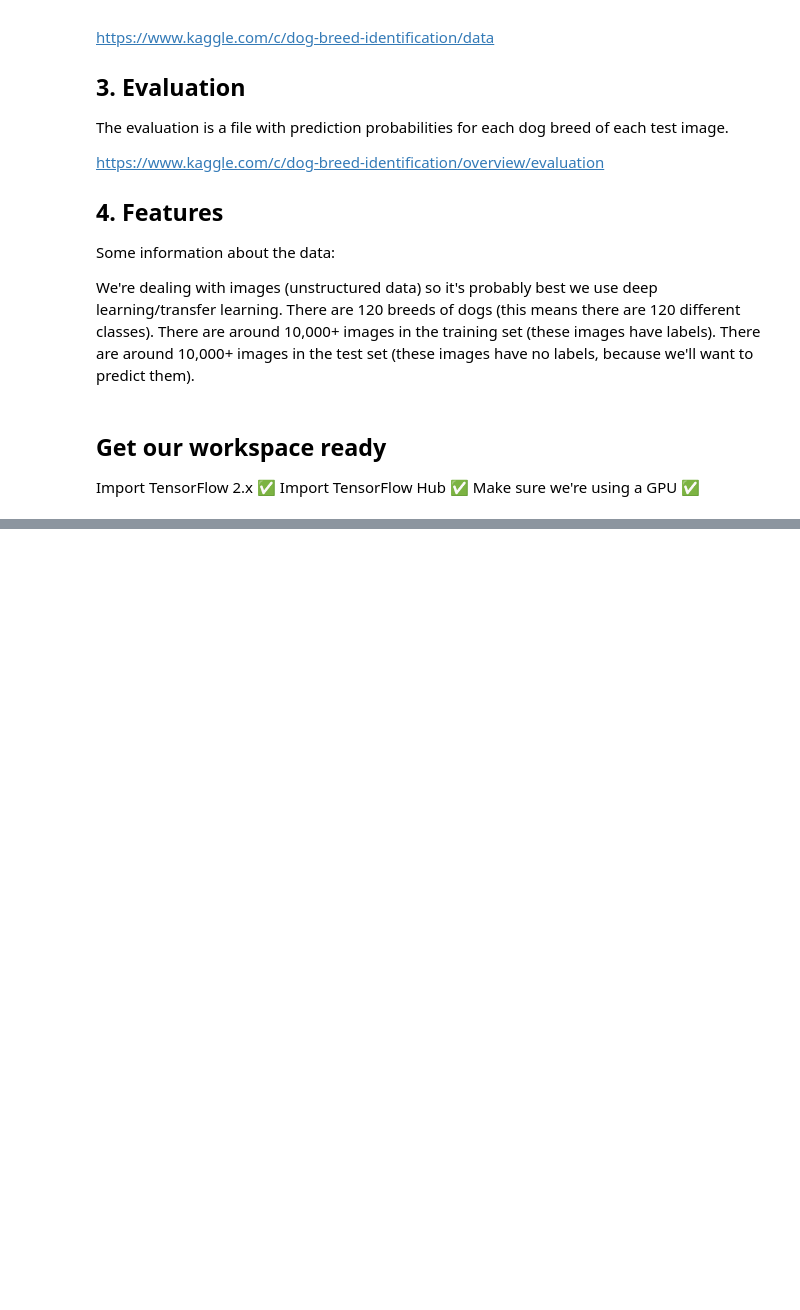
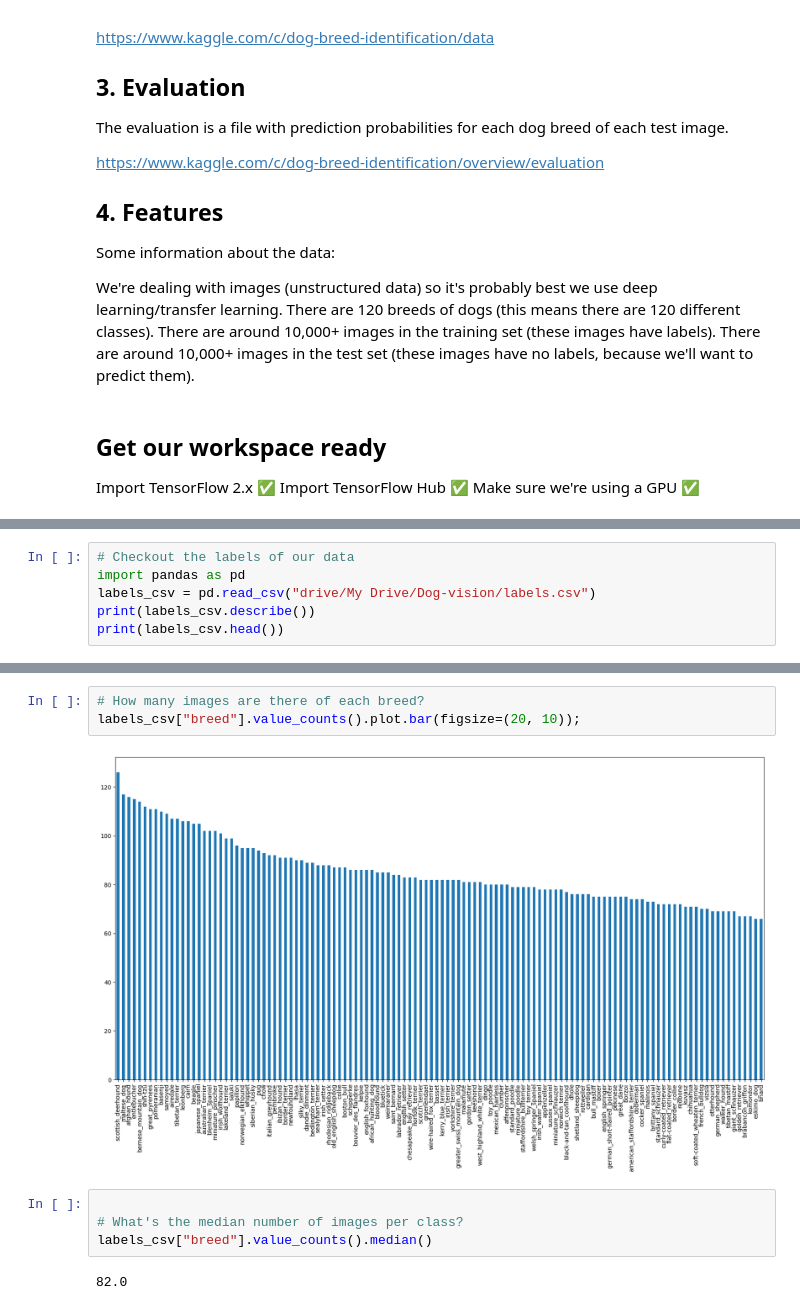
Before and after one commit to InflixOP/Neural-Networks, a Jupyter notebook: dog_vision (2).ipynb, the cells around one changed output, grey strips where cells are left out. Cells and saved outputs as stored; diff of their text form; blank space fills up the shorter version.

```diff
--- a/dog_vision (2).ipynb
+++ b/dog_vision (2).ipynb
@@ -40,0 +58,6 @@ TF version: 2.15.0
+# %%
+# Checkout the labels of our data
+import pandas as pd
+labels_csv = pd.read_csv("drive/My Drive/Dog-vision/labels.csv")
+print(labels_csv.describe())
+print(labels_csv.head())
@@ -40,0 +85,11 @@ TF version: 2.15.0
+# %%
+# How many images are there of each breed?
+labels_csv["breed"].value_counts().plot.bar(figsize=(20, 10));
+# %% [output]
+[figure, added]
+# %%
+
+# What's the median number of images per class?
+labels_csv["breed"].value_counts().median()
+# %% [output]
+82.0
```
Also changed, not shown: parts of 17 cells of this notebook.
